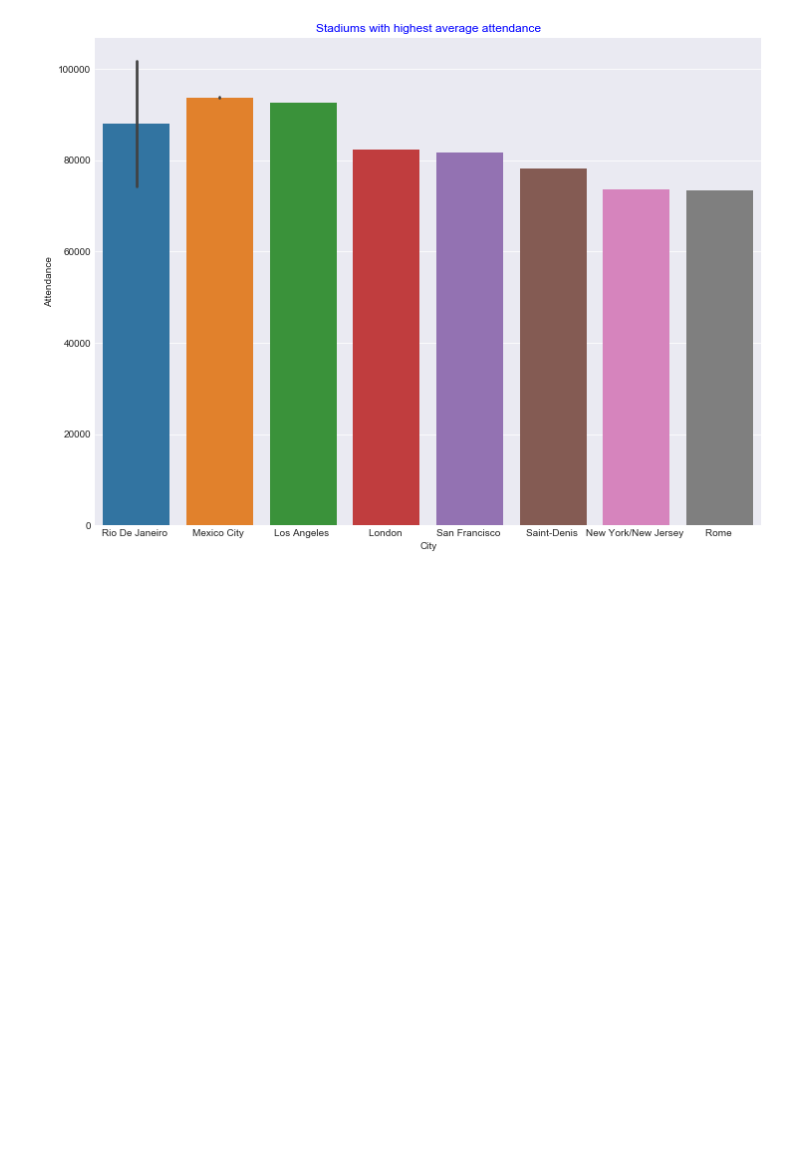
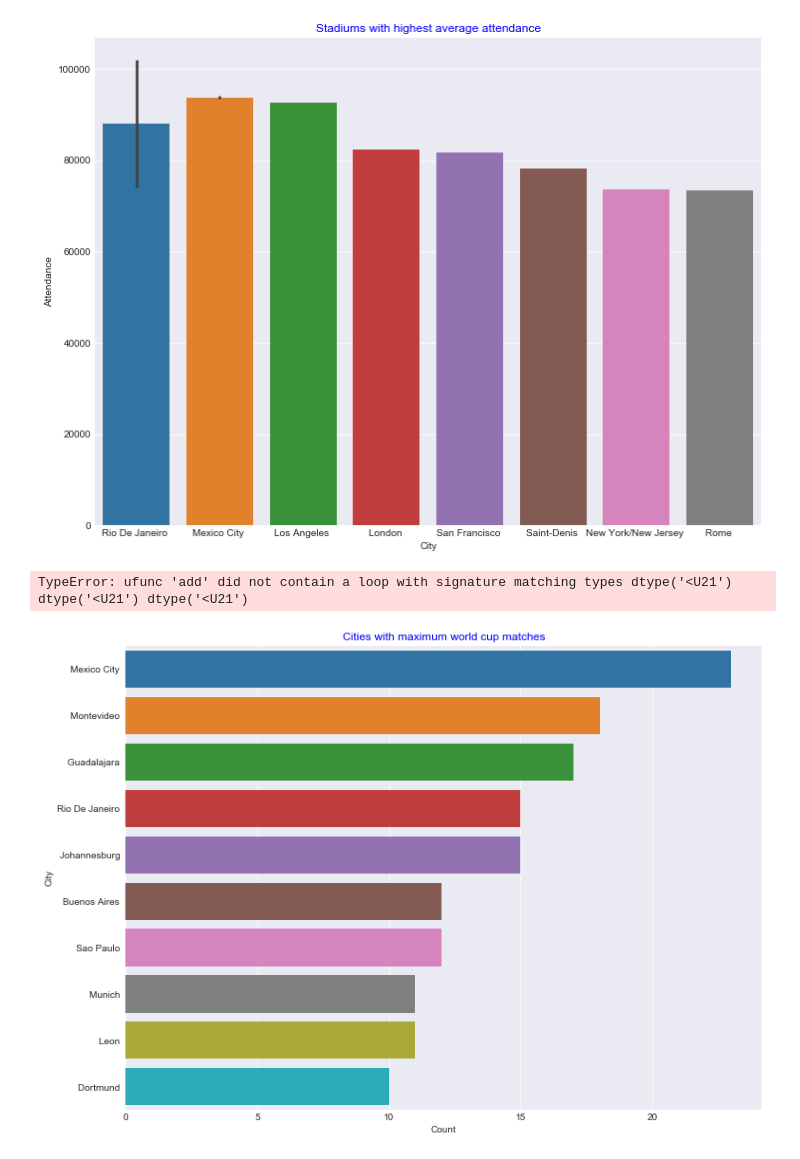
Before and after one commit to innovator-arjun/FIFA-World-Cup-Prediction, a Jupyter notebook: FIFA World Cup Predicition.ipynb, the cells around one changed output. Saved outputs shown, nothing was run; the diff lists cells and outputs as text; code cells hidden in the pictures; blank space fills up the shorter version.

```diff
--- a/FIFA World Cup Predicition.ipynb
+++ b/FIFA World Cup Predicition.ipynb
@@ -170,3 +170,18 @@ plt.title("Stadiums with highest average attendance",color='b')
 plt.show()
 # %% [output]
 [figure]
+# %%
+matches_count=matches["City"].value_counts().reset_index()[:10]
+# %%
+plt.figure(figsize=(12,9))
+ax=sns.barplot(matches_count['City'],matches_count['index'])
+
+plt.xlabel('Count')
+plt.ylabel('City')
+plt.title('Cities with maximum world cup matches',color='b')
+
+for i,j in enumerate("matches : "+matches_count['City']):
+    ax.text(.7,i,j,fontsize=12)
+# %% [output]
+TypeError: ufunc 'add' did not contain a loop with signature matching types dtype('<U21') dtype('<U21') dtype('<U21')
+[figure, added]
```
Also changed, not shown: parts of 1 cell of this notebook.
